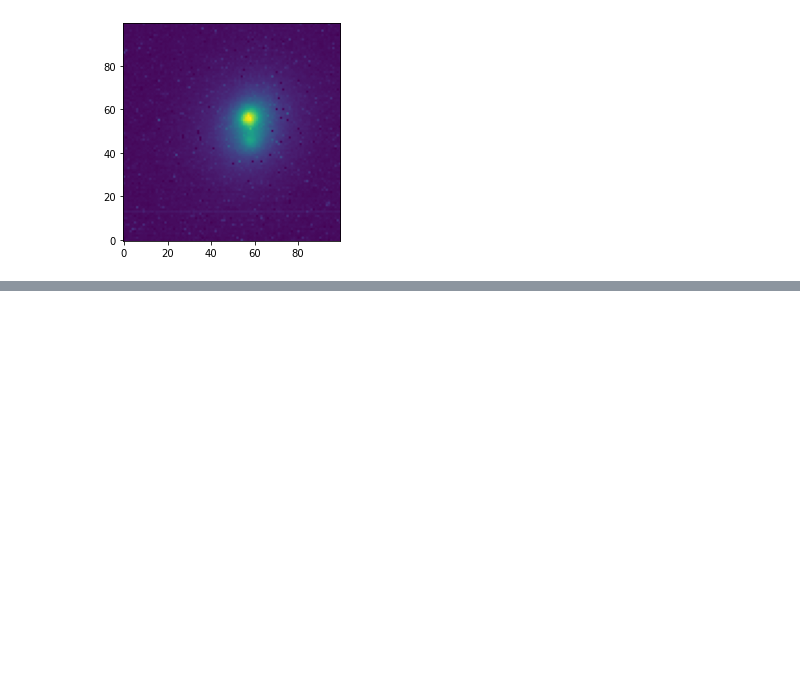
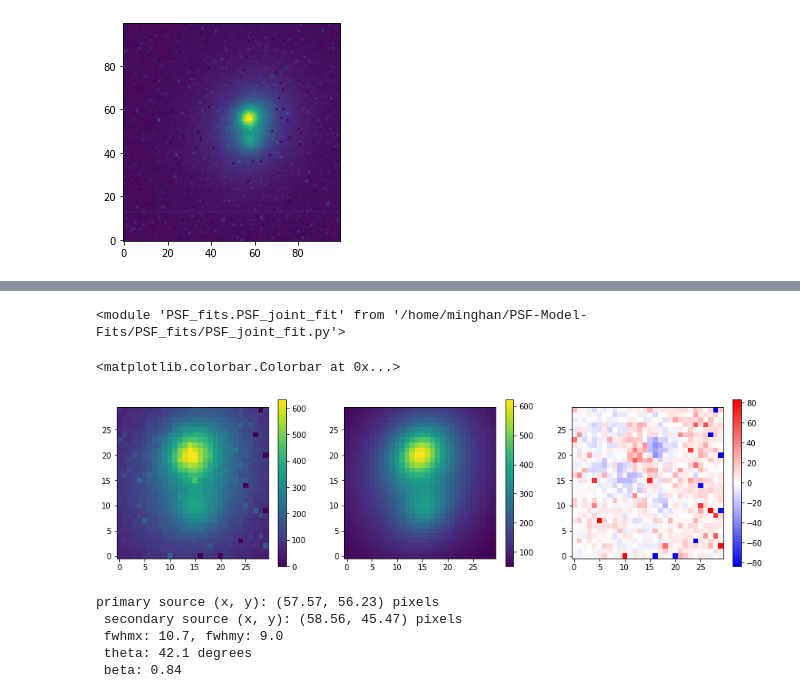
Before and after one commit to minghanmilan/PSF-Model-Fits, a Jupyter notebook: PSF-Fit-Tutorial.ipynb, the cells around one changed output, grey strips where cells are left out. Saved outputs shown, nothing was run; the diff lists cells and outputs as text; code cells hidden in the pictures; blank space fills up the shorter version.

```diff
--- a/PSF-Fit-Tutorial.ipynb
+++ b/PSF-Fit-Tutorial.ipynb
@@ -98,0 +133,51 @@ plt.imshow(image, origin='lower')
+# %%
+# Based on the data stamp, make some initial guesses for the PSF model parameters that we will be fitting
+model_type = 'moffat'
+fwhmx = 8.
+fwhmy = 8.
+theta = 0.
+# if using a Moffat profile, then also define beta
+beta = 1.5
+# whether to fit for a constant background superposed on the analytical model
+fitbg = True
+
+# labels for the parameters defined for plotting
+labels = ['x1', 'y1', 'x2', 'y2', 'fwhmx', 'fwhmy', r'$\theta$', r'$\beta$']
+
+# This time we will use non linear optimization instead of MCMC
+opt_method = 'Powell'
+# %%
+import importlib
+importlib.reload(model_fit)
+importlib.reload(joint_fit)
+# %% [output]
+<module 'PSF_fits.PSF_joint_fit' from '/home/minghan/PSF-Model-Fits/PSF_fits/PSF_joint_fit.py'>
+# %%
+fit, Cmodel = joint_fit.opt_fit(fit, [guess_x1, guess_y1], [guess_x2, guess_y2], fwhmx, fwhmy, theta, beta, twofitboxes=False, model='moffat',
+                                method=opt_method, fitbg=True, enforce_chisqr=True, silent=False)
+# %%
+# Inspect the best fit results
+fig, axes = plt.subplots(1, 3, figsize=(15, 4))
+resid = fit.data_stamp - fit.bestfitmodel
+mappable = axes[0].imshow(fit.data_stamp, origin='lower')
+fig.colorbar(mappable, ax=axes[0])
+mappable = axes[1].imshow(fit.bestfitmodel, origin='lower')
+fig.colorbar(mappable, ax=axes[1])
+mappable = axes[2].imshow(resid, origin='lower', cmap='bwr', vmax=np.std(resid)*5, vmin=-np.std(resid)*5)
+fig.colorbar(mappable, ax=axes[2])
+# %% [output]
+<matplotlib.colorbar.Colorbar at 0x...>
+[figure, added]
+# %%
+# print results
+print('primary source (x, y): ({:.2f}, {:.2f}) pixels\n'.format(fit.fitx[0], fit.fity[0]),
+      'secondary source (x, y): ({:.2f}, {:.2f}) pixels\n'.format(fit.fitx[1], fit.fity[1]),
+      'fwhmx: {:.1f}, fwhmy: {:.1f} \n'.format(fit.fitfwhmx, fit.fitfwhmy),
+      'theta: {:.1f} degrees\n'.format(np.degrees(fit.fittheta)),
+      'beta: {:.2f}'.format(fit.fitbeta))
+# %% [output]
+primary source (x, y): (57.57, 56.23) pixels
+ secondary source (x, y): (58.56, 45.47) pixels
+ fwhmx: 10.7, fwhmy: 9.0
+ theta: 42.1 degrees
+ beta: 0.84
```
Also changed, not shown: parts of 9 cells of this notebook, 2 other files.
